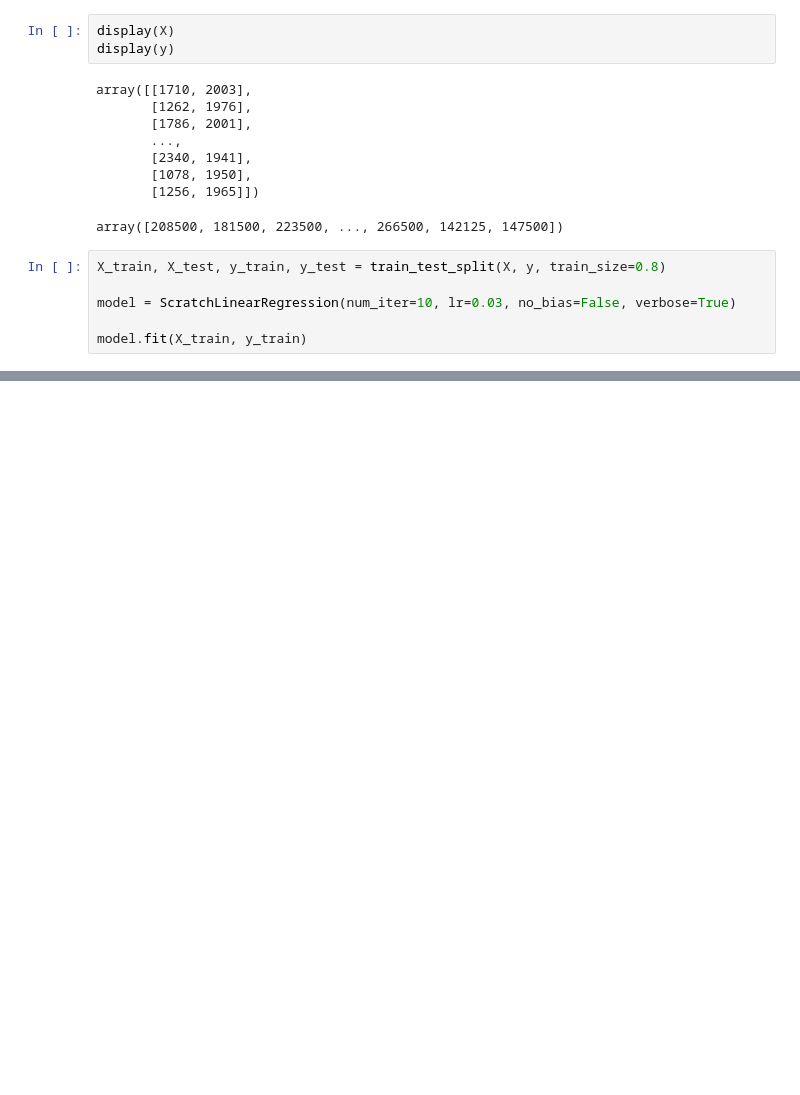
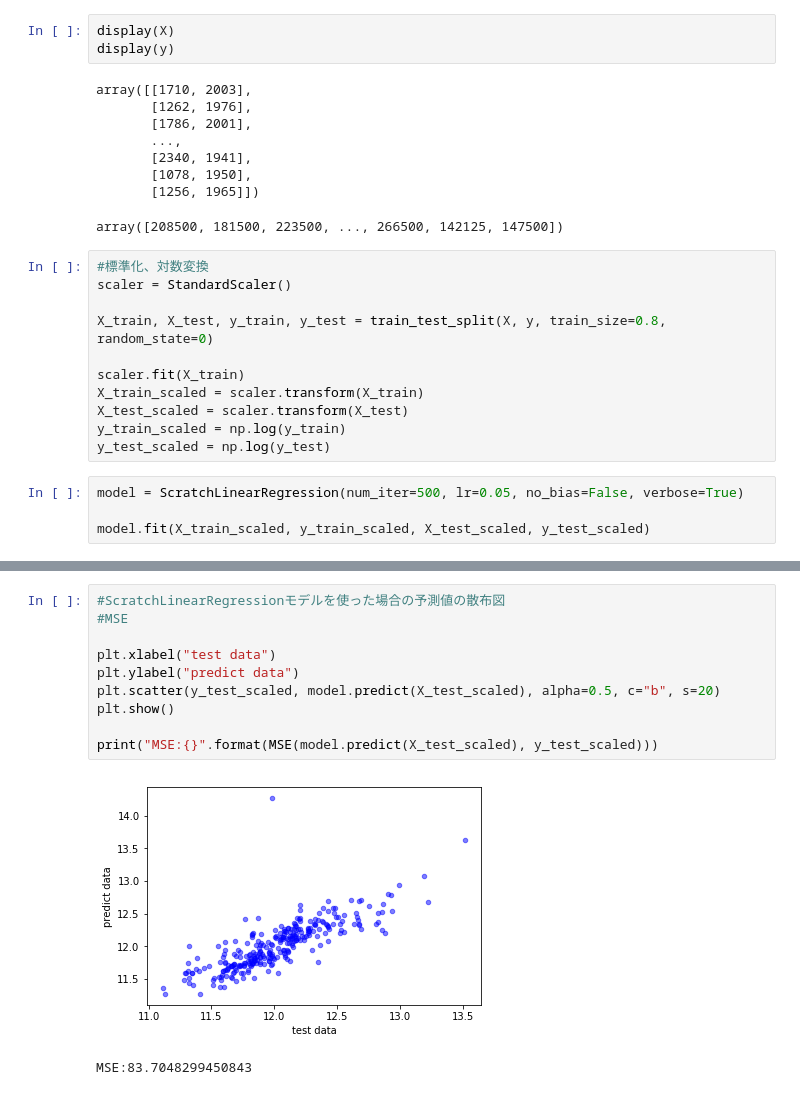
Before and after one commit to masterplan1216/diveintocode-ml, a Jupyter notebook: sprint/Linear_regression.ipynb, the cells around one changed output, grey strips where cells are left out. Cells and saved outputs as stored; diff of their text form; blank space fills up the shorter version.

```diff
--- a/sprint/Linear_regression.ipynb
+++ b/sprint/Linear_regression.ipynb
@@ -686,10 +332,19 @@ array([[1710, 2003],
        [1078, 1950],
        [1256, 1965]])
 array([208500, 181500, 223500, ..., 266500, 142125, 147500])
+# %%
+#標準化、対数変換
+scaler = StandardScaler()
+
+X_train, X_test, y_train, y_test = train_test_split(X, y, train_size=0.8, random_state=0)
+
+scaler.fit(X_train)
+X_train_scaled = scaler.transform(X_train)
+X_test_scaled = scaler.transform(X_test)
+y_train_scaled = np.log(y_train)
+y_test_scaled = np.log(y_test)
 # %%
-X_train, X_test, y_train, y_test = train_test_split(X, y, train_size=0.8)
+model = ScratchLinearRegression(num_iter=500, lr=0.05, no_bias=False, verbose=True)
 
-model = ScratchLinearRegression(num_iter=10, lr=0.03, no_bias=False, verbose=True)
-
-model.fit(X_train, y_train)
+model.fit(X_train_scaled, y_train_scaled, X_test_scaled, y_test_scaled)
 # %% [output]
@@ -745,0 +388,13 @@ array([[1530, 2005],
+# %%
+#ScratchLinearRegressionモデルを使った場合の予測値の散布図
+#MSE
+
+plt.xlabel("test data")
+plt.ylabel("predict data")
+plt.scatter(y_test_scaled, model.predict(X_test_scaled), alpha=0.5, c="b", s=20)
+plt.show()
+
+print("MSE:{}".format(MSE(model.predict(X_test_scaled), y_test_scaled)))
+# %% [output]
+[figure, added]
+MSE:83.7048299450843
```
Also changed, not shown: parts of 30 cells of this notebook.
